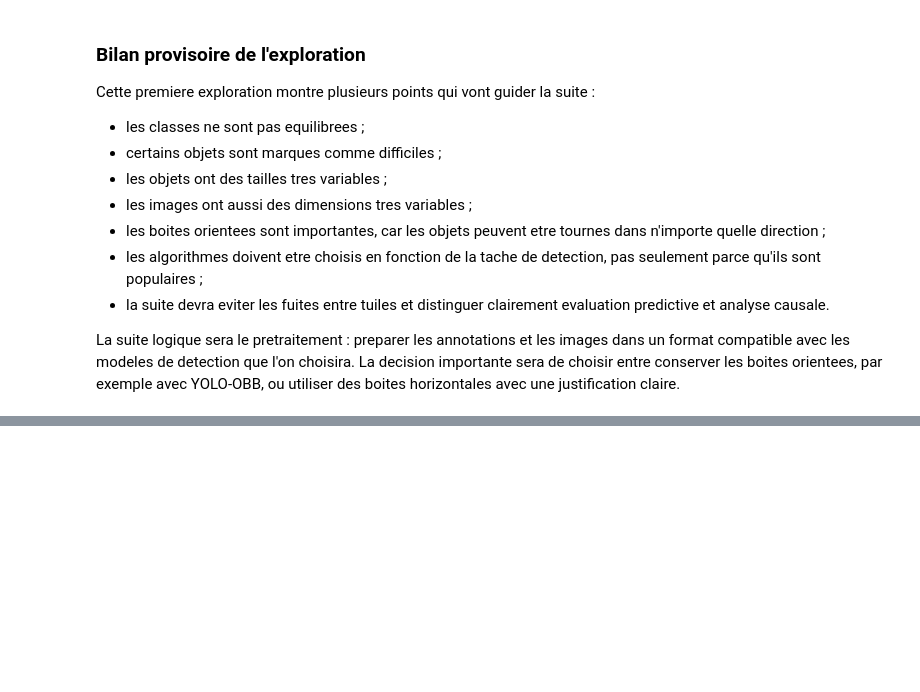
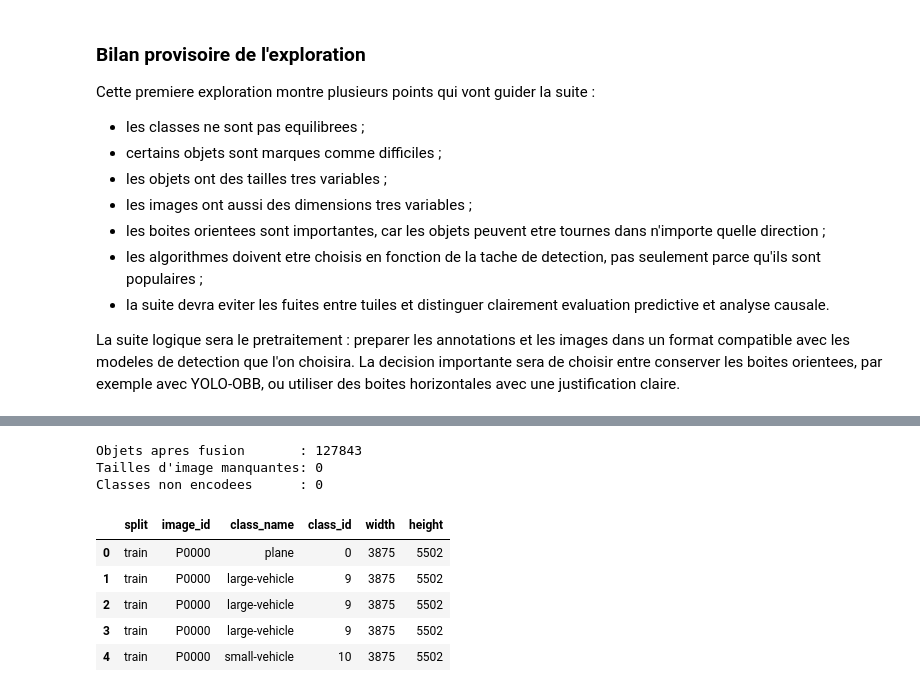
Before and after one commit to Mtazi667/dota-minimap-object-detection, a Jupyter notebook: projet_dota.ipynb, the cells around one changed output, grey strips where cells are left out. Saved outputs shown, nothing was run; the diff lists cells and outputs as text; code cells hidden in the pictures; blank space fills up the shorter version.

```diff
--- a/projet_dota.ipynb
+++ b/projet_dota.ipynb
@@ -601,0 +696,30 @@ plt.show()
+# %%
+image_sizes_for_annotations = image_sizes[image_sizes["split"].isin(["train", "validation"])]
+
+preprocessed_objects = objects.merge(
+    image_sizes_for_annotations,
+    on=["split", "image_id"],
+    how="left",
+    validate="many_to_one",
+)
+
+preprocessed_objects["class_id"] = preprocessed_objects["class_name"].map(class_to_id)
+
+missing_image_size = preprocessed_objects[["width", "height"]].isna().any(axis=1).sum()
+missing_class_id = preprocessed_objects["class_id"].isna().sum()
+
+print("Objets apres fusion       :", len(preprocessed_objects))
+print("Tailles d'image manquantes:", missing_image_size)
+print("Classes non encodees      :", missing_class_id)
+
+preprocessed_objects[["split", "image_id", "class_name", "class_id", "width", "height"]].head()
+# %% [output]
+Objets apres fusion       : 127843
+Tailles d'image manquantes: 0
+Classes non encodees      : 0
+|  | split | image_id | class_name | class_id | width | height |
+| 0 | train | P0000 | plane | 0 | 3875 | 5502 |
+| 1 | train | P0000 | large-vehicle | 9 | 3875 | 5502 |
+| 2 | train | P0000 | large-vehicle | 9 | 3875 | 5502 |
+| 3 | train | P0000 | large-vehicle | 9 | 3875 | 5502 |
+| 4 | train | P0000 | small-vehicle | 10 | 3875 | 5502 |
```
Also changed, not shown: parts of 33 cells of this notebook, 3 other files.
